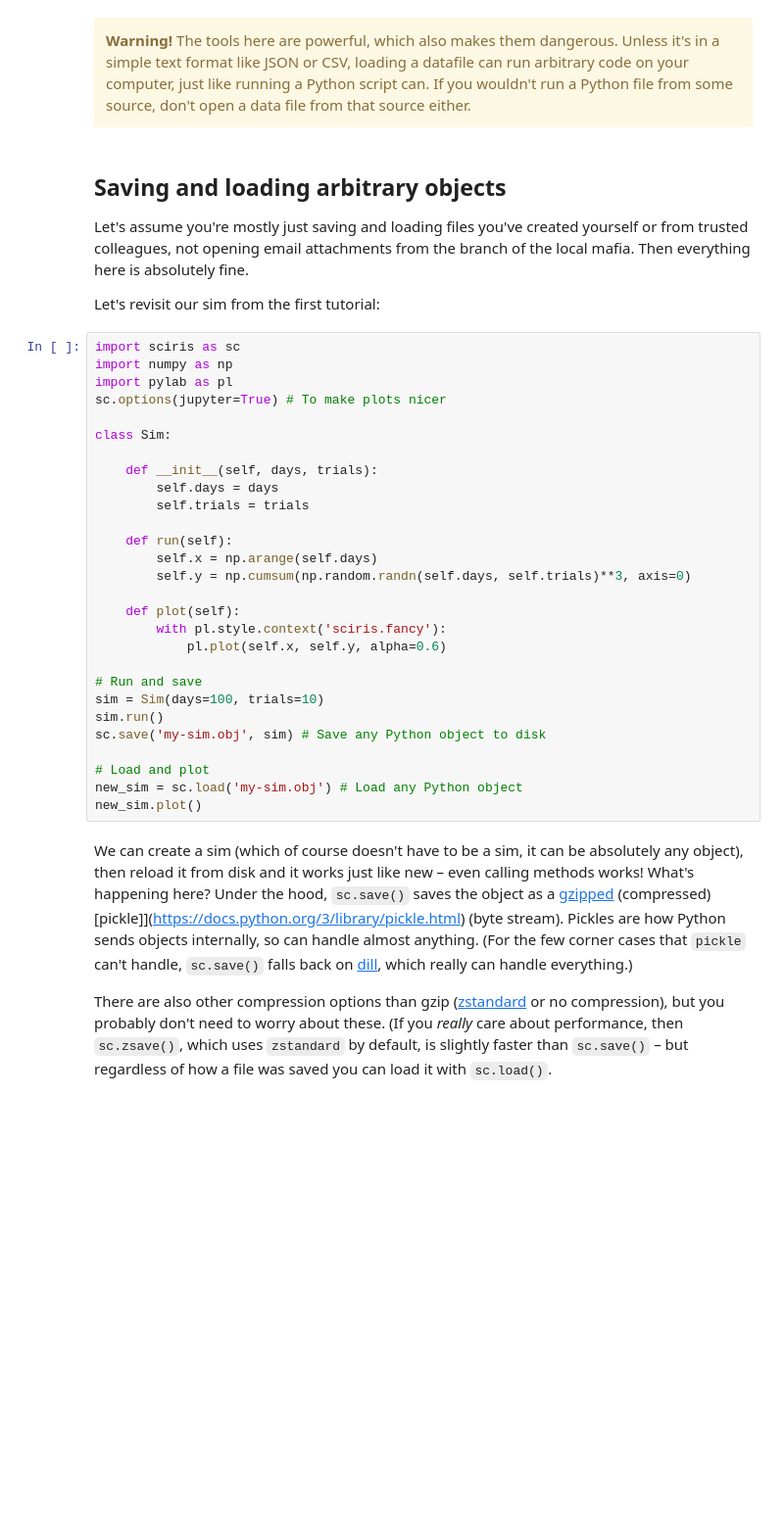
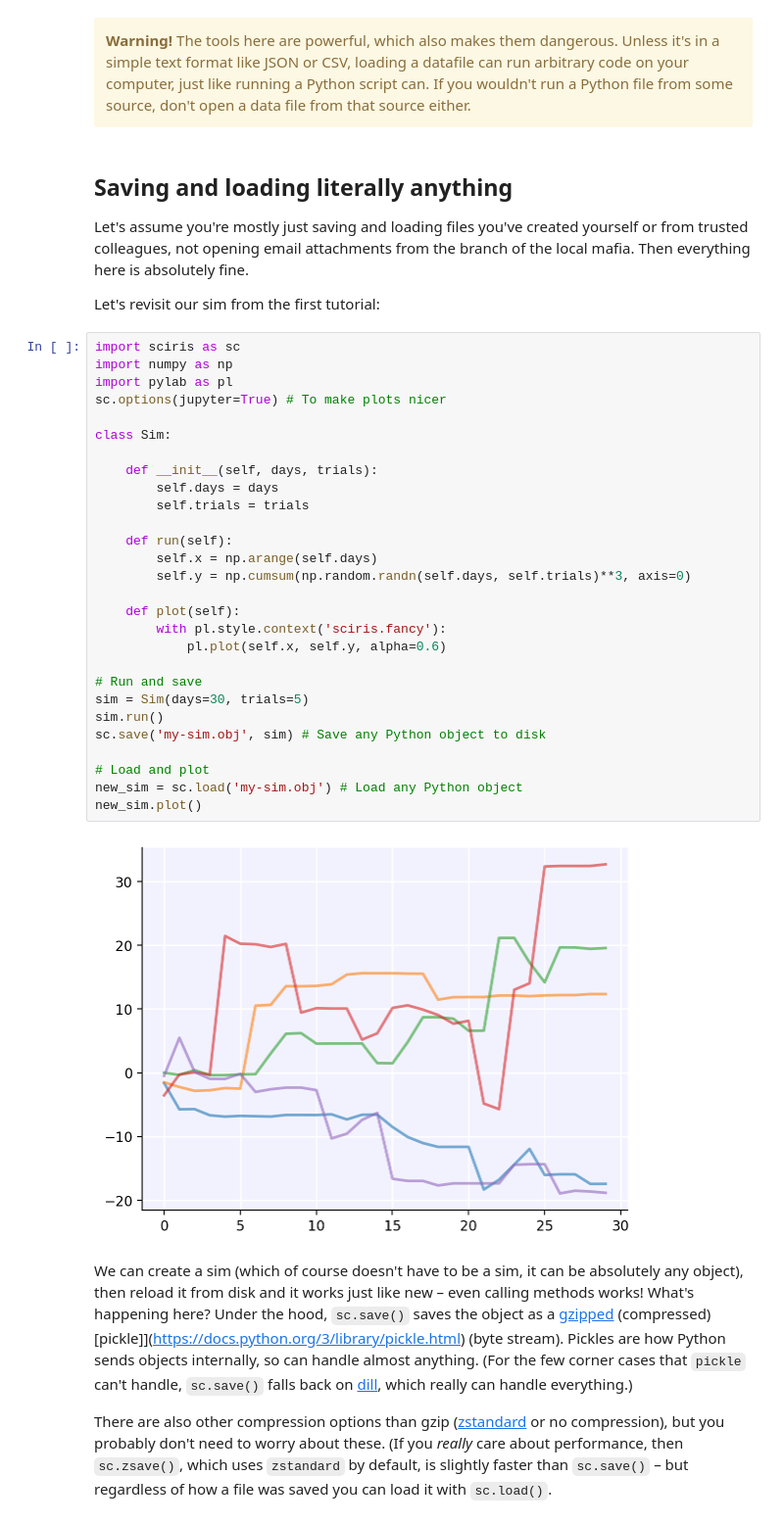
Before and after one commit to sciris/sciris, a Jupyter notebook: docs/tutorials/tut_files.ipynb, the cells around one changed output. Shown at 98% size. Drawn from its saved outputs; the diff is of its cells as text; blank space fills up the shorter version.

```diff
--- a/docs/tutorials/tut_files.ipynb
+++ b/docs/tutorials/tut_files.ipynb
@@ -13,7 +13,7 @@ Click [here](https://mybinder.org/v2/gh/sciris/sciris/HEAD?labpath=docs%2Ftutori
     <b>Warning!</b> The tools here are powerful, which also makes them dangerous. Unless it's in a simple text format like JSON or CSV, loading a datafile can run arbitrary code on your computer, just like running a Python script can. If you wouldn't run a Python file from some source, don't open a data file from that source either.
 </div>
 # %% [markdown]
-## Saving and loading arbitrary objects
+## Saving and loading literally anything
 
 Let's assume you're mostly just saving and loading files you've created yourself or from trusted colleagues, not opening email attachments from the branch of the local mafia. Then everything here is absolutely fine.
 
@@ -21,31 +21,33 @@ Let's revisit our sim from the first tutorial:
 # %%
 import sciris as sc
 import numpy as np
 import pylab as pl
 sc.options(jupyter=True) # To make plots nicer
 
 class Sim:
 
     def __init__(self, days, trials):
         self.days = days
         self.trials = trials
 
     def run(self):
         self.x = np.arange(self.days)
         self.y = np.cumsum(np.random.randn(self.days, self.trials)**3, axis=0)
 
     def plot(self):
         with pl.style.context('sciris.fancy'):
             pl.plot(self.x, self.y, alpha=0.6)
 
 # Run and save
-sim = Sim(days=100, trials=10)
+sim = Sim(days=30, trials=5)
 sim.run()
 sc.save('my-sim.obj', sim) # Save any Python object to disk
 
 # Load and plot
 new_sim = sc.load('my-sim.obj') # Load any Python object
 new_sim.plot()
+# %% [output]
+[figure, added]
 # %% [markdown]
 We can create a sim (which of course doesn't have to be a sim, it can be absolutely any object), then reload it from disk and it works just like new – even calling methods works! What's happening here? Under the hood, `sc.save()` saves the object as a [gzipped](https://docs.python.org/3/library/gzip.html) (compressed) [pickle]](https://docs.python.org/3/library/pickle.html) (byte stream). Pickles are how Python sends objects internally, so can handle almost anything. (For the few corner cases that `pickle` can't handle, `sc.save()` falls back on [dill](https://dill.readthedocs.io/en/latest/), which really can handle everything.)
 
```
Also changed, not shown: parts of 9 cells of this notebook.
